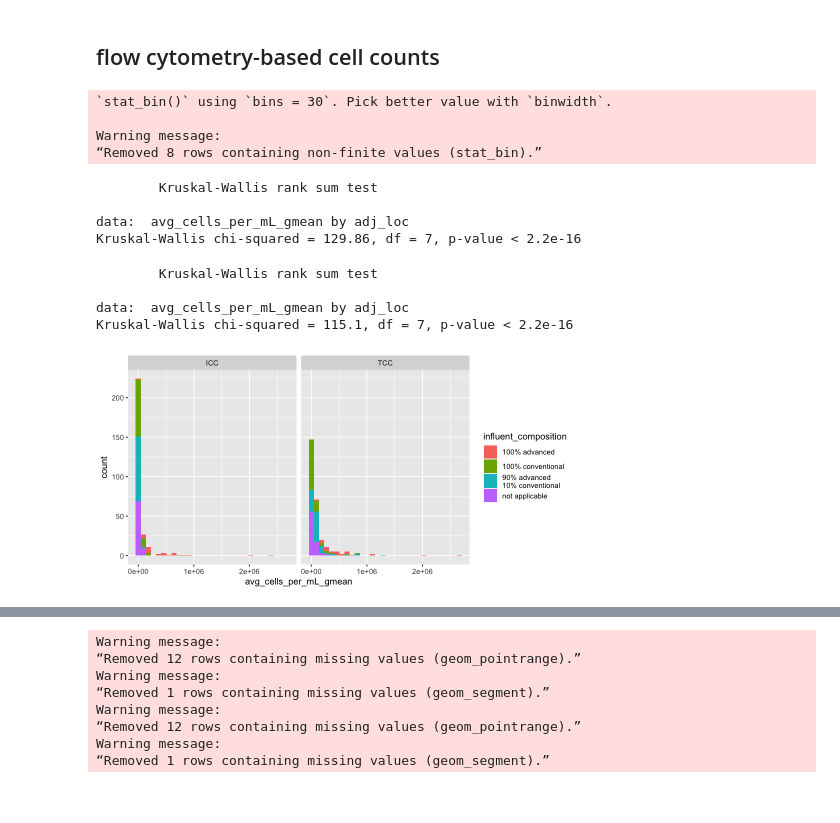
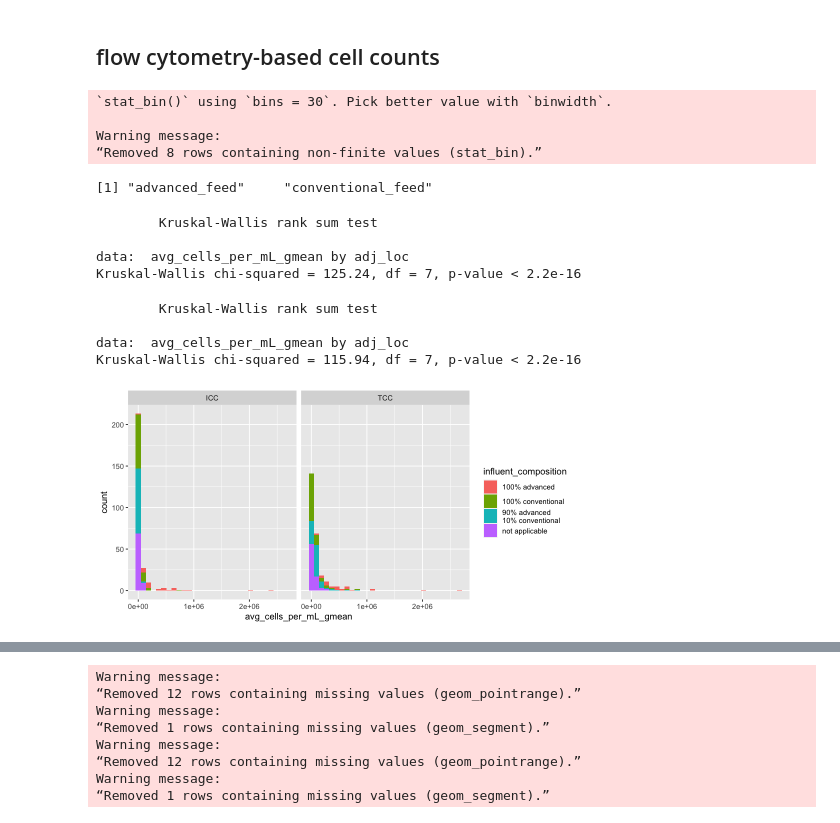
Before and after one commit to kennedylaurenc/2022_microbiological_impacts_DPR_pipe_loops, a Jupyter notebook: Microbial_water_quality_data_analysis.ipynb, the cells around one changed output, grey strips where cells are left out. Saved outputs shown, nothing was run; the diff lists cells and outputs as text; code cells hidden in the pictures.

```diff
--- a/Microbial_water_quality_data_analysis.ipynb
+++ b/Microbial_water_quality_data_analysis.ipynb
@@ -76,9 +76,9 @@ phases <- as.Date(c("10/23/17", "1/5/18"), "%m/%d/%y")
 # 2. Data Prep
 # %%
 #set dates
-pipe_loops_all_fcm$sample_date<-as.Date(pipe_loops_all_fcm$sample_date)
-pipe_loops_all_atp$sample_date<-as.Date(pipe_loops_all_atp$sample_date)
-pipe_loops_all_qpcr$sample_date<-as.Date(pipe_loops_all_qpcr$sample_date)
+pipe_loops_all_fcm$sample_date<-as.Date(pipe_loops_all_fcm$sample_date,"%m/%d/%y")
+pipe_loops_all_atp$sample_date<-as.Date(pipe_loops_all_atp$sample_date,"%m/%d/%y")
+pipe_loops_all_qpcr$sample_date<-as.Date(pipe_loops_all_qpcr$sample_date,"%m/%d/%y")
 pipe_loops_all$sample_date<-as.Date(pipe_loops_all$sample_date)
 pipe_loops_all$batch_sample_date<-as.Date(pipe_loops_all$batch_sample_date)
 
@@ -365,39 +365,43 @@ Warning message:
 #normally distributed?
 
 options(repr.plot.width = 8, repr.plot.height = 4) #change the size of the plot
 
 b<- pipe_loops_all_fcm[is.na(pipe_loops_all_fcm$batch_end_or_start)|(pipe_loops_all_fcm$batch_end_or_start != "Between_Batch"),]
 b<-b[!is.na(b$assay),]
 
 # histogram
 a <- ggplot(b, aes( x=avg_cells_per_mL_gmean, fill=influent_composition)) +
   geom_histogram() +facet_wrap(~assay)
 
 a
 
+check<- b[!is.na(b$batch_end_or_start)&(b$batch_end_or_start=="Batch_Start"),]
+unique(check$location_code_orig) #"batch start" is data for the feedlines only not the pipe loops
+
 #non normal so use kruskall wallis and paired dunn's test
 SG<- b[b$assay=="TCC",]
 PI<-b[b$assay=="ICC",]
 
 kruskal.test(avg_cells_per_mL_gmean ~ adj_loc, data = SG)
 df_SG<-dunn_test(avg_cells_per_mL_gmean ~ adj_loc, data = SG)
 
 kruskal.test(avg_cells_per_mL_gmean ~ adj_loc, data = PI)
 df_PI<-dunn_test(avg_cells_per_mL_gmean ~ adj_loc, data = PI)
 # %% [output]
 `stat_bin()` using `bins = 30`. Pick better value with `binwidth`.
 
 Warning message:
 “Removed 8 rows containing non-finite values (stat_bin).”
-        Kruskal-Wallis rank sum test
-
-data:  avg_cells_per_mL_gmean by adj_loc
-Kruskal-Wallis chi-squared = 129.86, df = 7, p-value < 2.2e-16
+[1] "advanced_feed"     "conventional_feed"
         Kruskal-Wallis rank sum test
 
 data:  avg_cells_per_mL_gmean by adj_loc
-Kruskal-Wallis chi-squared = 115.1, df = 7, p-value < 2.2e-16
+Kruskal-Wallis chi-squared = 125.24, df = 7, p-value < 2.2e-16
+        Kruskal-Wallis rank sum test
+
+data:  avg_cells_per_mL_gmean by adj_loc
+Kruskal-Wallis chi-squared = 115.94, df = 7, p-value < 2.2e-16
-[figure, old version]
+[figure, new version]
 # %%
 df_SG_sig<-as.data.frame(df_SG[df_SG$p.adj.signif !="ns",])
 df_SG_sig$label<-df_SG_sig$p.adj.signif
```
Also changed, not shown: parts of 14 cells of this notebook, 8 other files.
